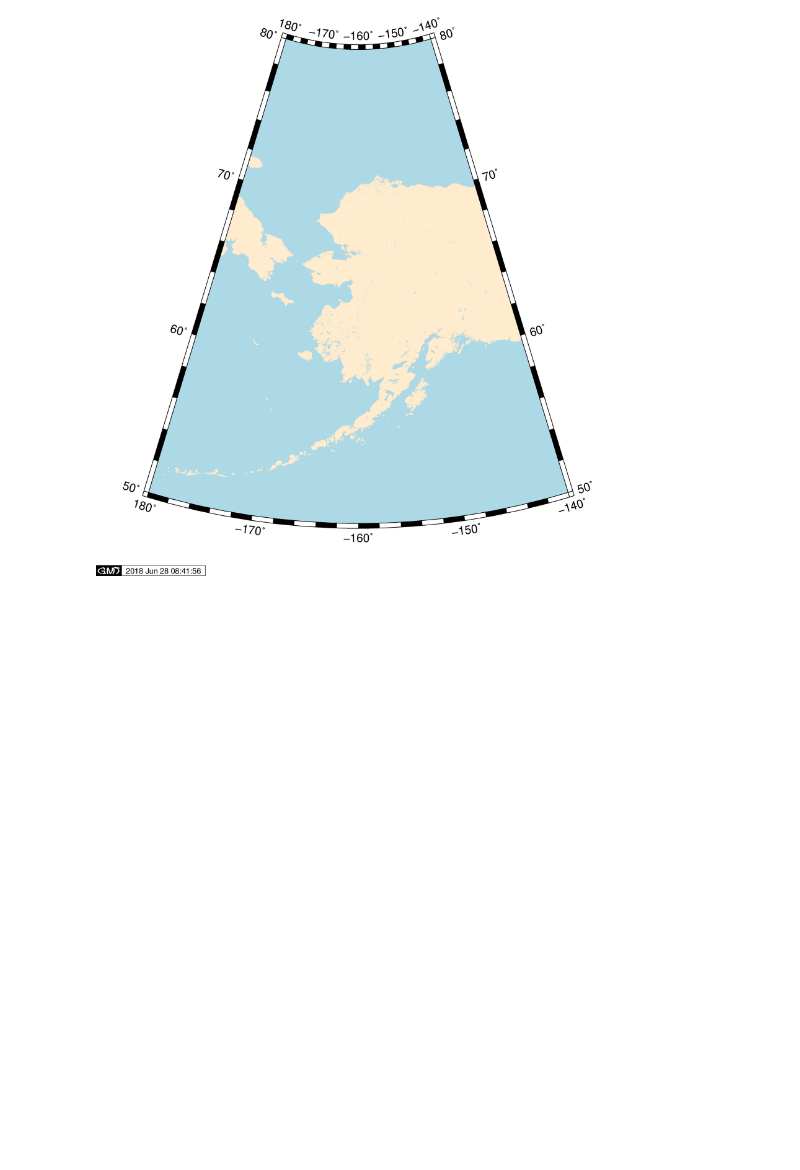
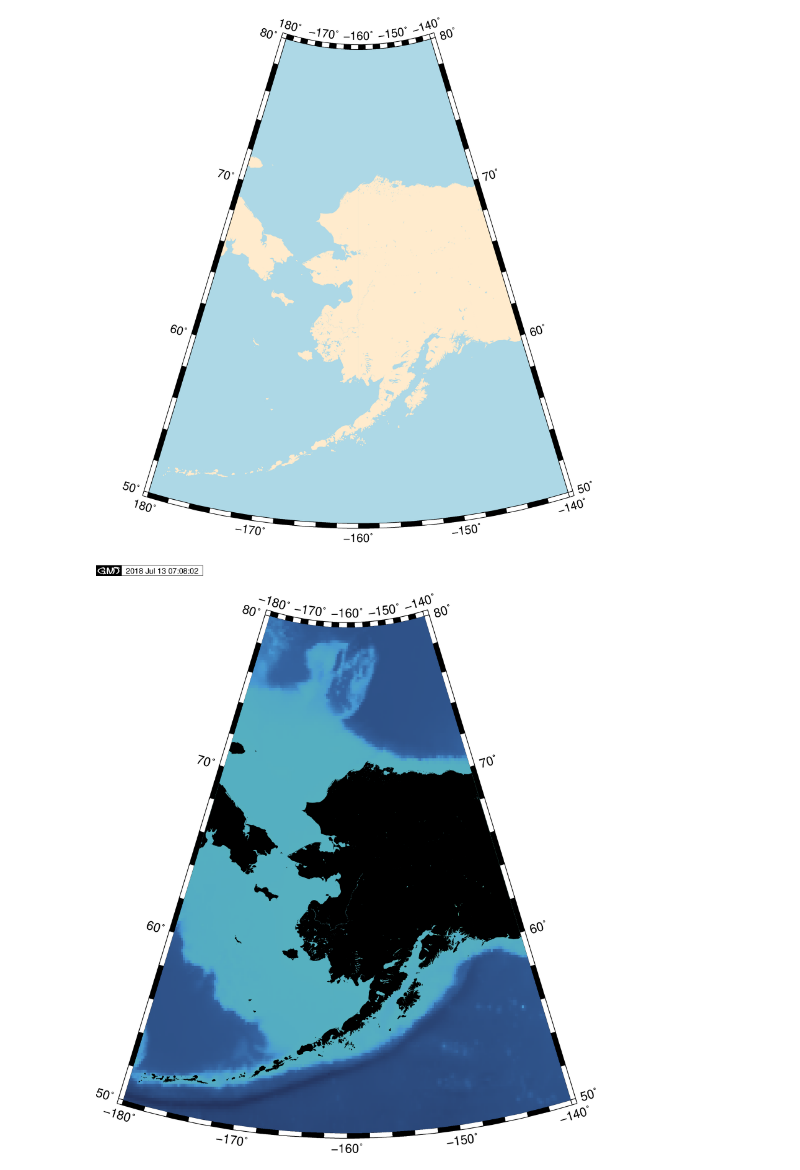
Before and after one commit to NOAA-PMEL/EcoFOCI_Jupyter_Notebooks, a Jupyter notebook: 2018/Mapping Examples/Python-GMT Test.ipynb, the cells around one changed output. Saved outputs shown, nothing was run; the diff lists cells and outputs as text; code cells hidden in the pictures; blank space fills up the shorter version.

Commit message:
add basemap grid example

```diff
--- a/2018/Mapping Examples/Python-GMT Test.ipynb
+++ b/2018/Mapping Examples/Python-GMT Test.ipynb
@@ -30,3 +30,16 @@ fig.coast(region=[-180, -140, 50, 80], projection='B-160/60/55/60/6i', land='bla
 fig.show()
 # %% [output]
 [figure]
+# %%
+# Load the builtin Earth relief grid as an xarray.DataArray.
+relief = gmt.datasets.load_earth_relief(resolution="10m")
+
+fig = gmt.Figure()
+
+
+fig.basemap(region=[-180, -140, 50, 80], projection='B-160/60/55/60/6i',frame=True)
+fig.grdimage(relief, cmap="bathy")
+fig.coast(land='black')
+fig.show()
+# %% [output]
+[figure, added]
```
